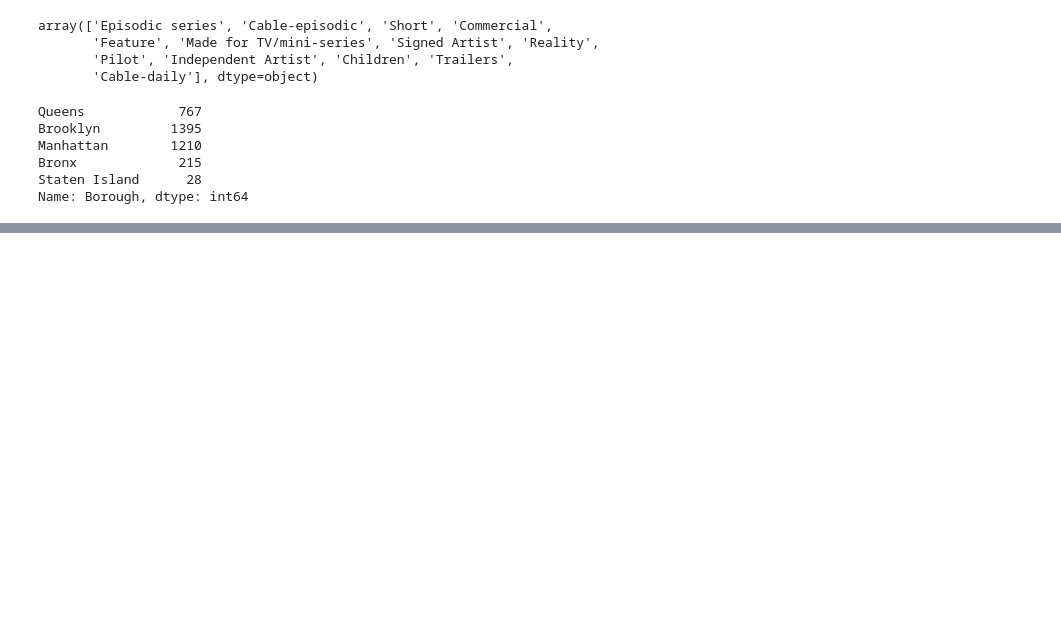
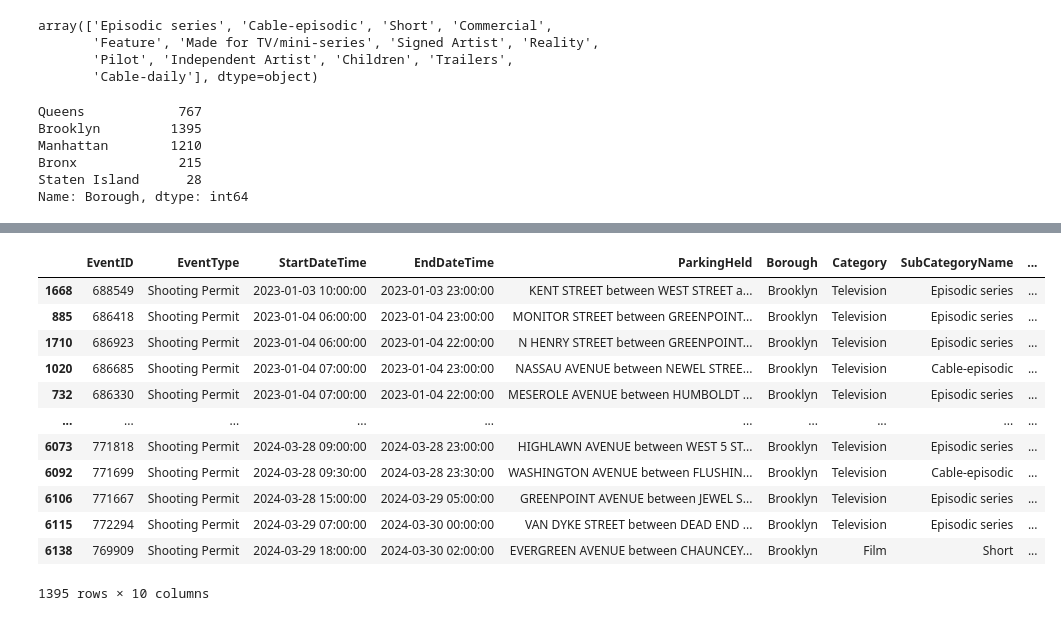
Before and after one commit to sajinashresthacoding/nyc-film-permits, a Jupyter notebook: 1st_DataExploration.ipynb, the cells around one changed output, grey strips where cells are left out. Drawn from its saved outputs; the diff is of its cells as text; code cells hidden in the pictures; blank space fills up the shorter version.

```diff
--- a/1st_DataExploration.ipynb
+++ b/1st_DataExploration.ipynb
@@ -254,0 +276,18 @@ Name: Borough, dtype: int64
+# %%
+##let's filter and save each csv for each borough
+df_brooklyn = df_filter3[df_filter3['Borough'].isin (['Brooklyn'])]
+df_brooklyn
+# %% [output]
+|  | EventID | EventType | StartDateTime | EndDateTime | ParkingHeld | Borough | Category | SubCategoryName | ... |
+| 1668 | 688549 | Shooting Permit | 2023-01-03 10:00:00 | 2023-01-03 23:00:00 | KENT STREET between WEST STREET a... | Brooklyn | Television | Episodic series | ... |
+| 885 | 686418 | Shooting Permit | 2023-01-04 06:00:00 | 2023-01-04 23:00:00 | MONITOR STREET between GREENPOINT... | Brooklyn | Television | Episodic series | ... |
+| 1710 | 686923 | Shooting Permit | 2023-01-04 06:00:00 | 2023-01-04 22:00:00 | N HENRY STREET between GREENPOINT... | Brooklyn | Television | Episodic series | ... |
+| 1020 | 686685 | Shooting Permit | 2023-01-04 07:00:00 | 2023-01-04 23:00:00 | NASSAU AVENUE between NEWEL STREE... | Brooklyn | Television | Cable-episodic | ... |
+| 732 | 686330 | Shooting Permit | 2023-01-04 07:00:00 | 2023-01-04 22:00:00 | MESEROLE AVENUE between HUMBOLDT ... | Brooklyn | Television | Episodic series | ... |
+| ... | ... | ... | ... | ... | ... | ... | ... | ... | ... |
+| 6073 | 771818 | Shooting Permit | 2024-03-28 09:00:00 | 2024-03-28 23:00:00 | HIGHLAWN AVENUE between WEST 5 ST... | Brooklyn | Television | Episodic series | ... |
+| 6092 | 771699 | Shooting Permit | 2024-03-28 09:30:00 | 2024-03-28 23:30:00 | WASHINGTON AVENUE between FLUSHIN... | Brooklyn | Television | Cable-episodic | ... |
+| 6106 | 771667 | Shooting Permit | 2024-03-28 15:00:00 | 2024-03-29 05:00:00 | GREENPOINT AVENUE between JEWEL S... | Brooklyn | Television | Episodic series | ... |
+| 6115 | 772294 | Shooting Permit | 2024-03-29 07:00:00 | 2024-03-30 00:00:00 | VAN DYKE STREET between DEAD END ... | Brooklyn | Television | Episodic series | ... |
+| 6138 | 769909 | Shooting Permit | 2024-03-29 18:00:00 | 2024-03-30 02:00:00 | EVERGREEN AVENUE between CHAUNCEY... | Brooklyn | Film | Short | ... |
+1395 rows × 10 columns
```
Also changed, not shown: parts of 6 cells of this notebook.
